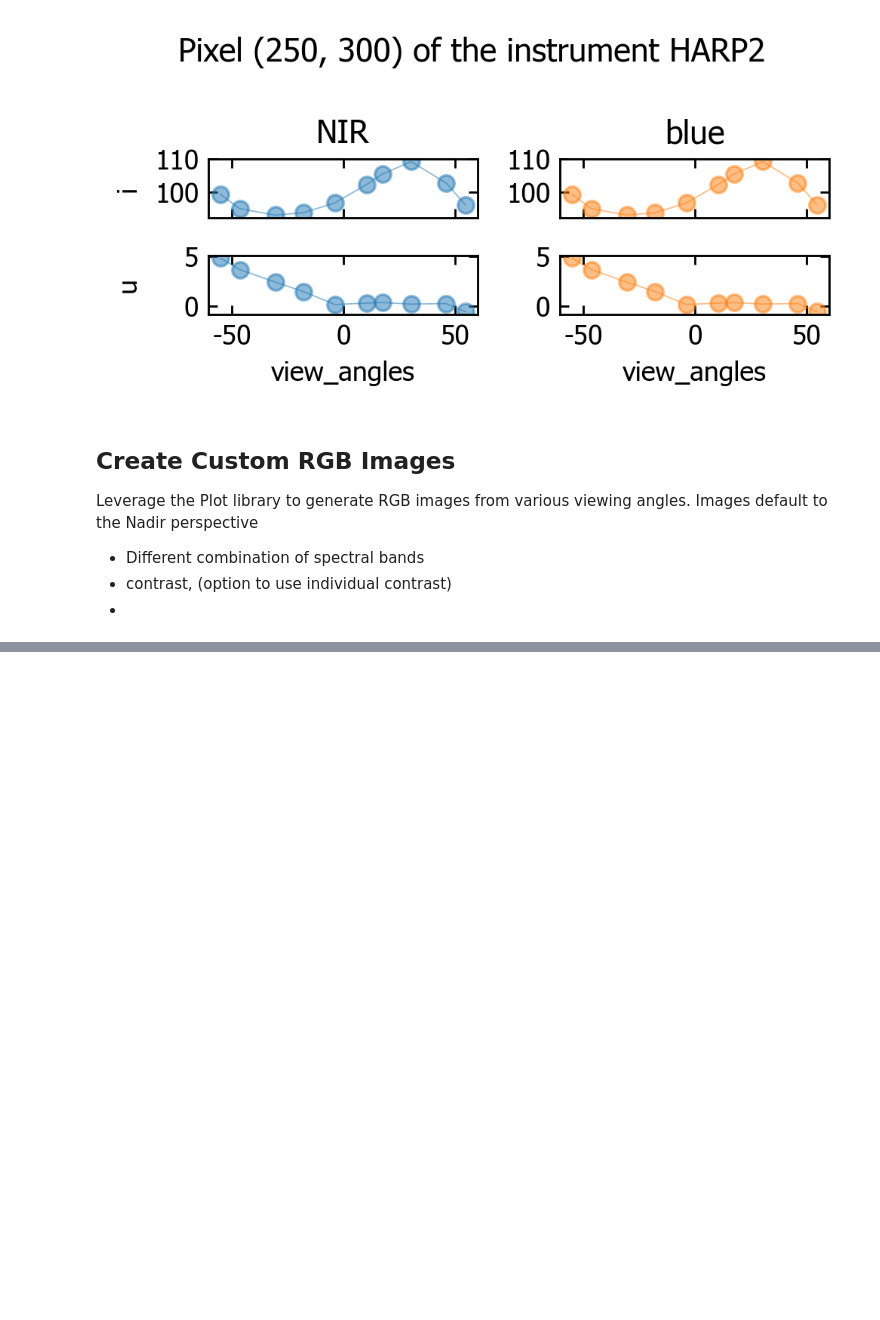
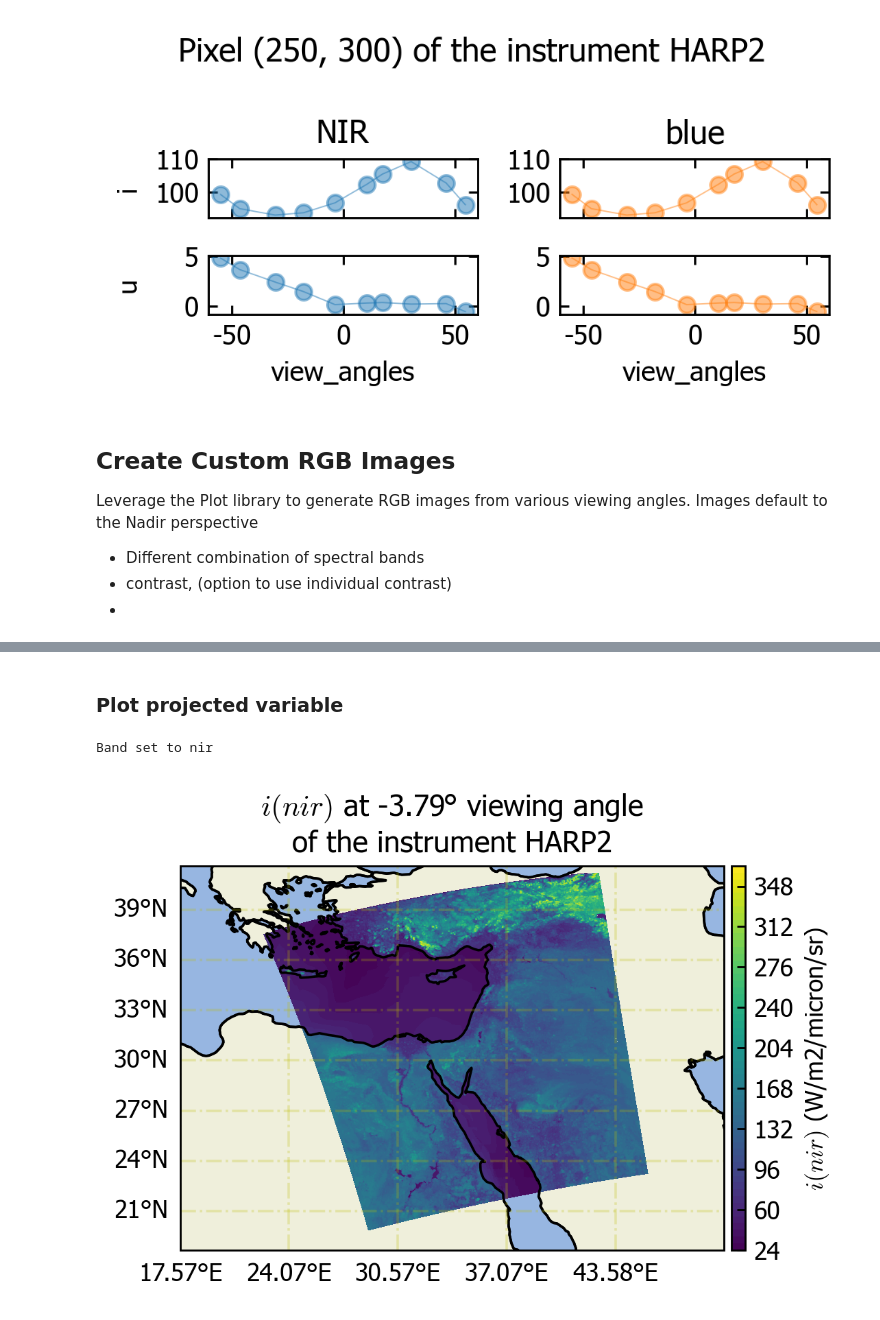
Before and after one commit to aninramesh/nasa-pace-data-reader, a Jupyter notebook: Examples/L1C-example.ipynb, the cells around one changed output, grey strips where cells are left out. Drawn from its saved outputs; the diff is of its cells as text; code cells hidden in the pictures; blank space fills up the shorter version.

Commit message:
v0.0.3.15
- Plotting capability has been improved

```diff
--- a/Examples/L1C-example.ipynb
+++ b/Examples/L1C-example.ipynb
@@ -136,19 +136,8 @@ Leverage the Plot library to generate RGB images from various viewing angles. Im
 - contrast, (option to use individual contrast)
 -
 # %%
-importlib.reload(plot)
-
 # plot RGB image
-# Load the plot class
-plt_ = plot.Plot(l1c_dict)
-
 plt_.plotRGB(scale=1)
-
-# plot RGB in default plate carree projection
-plt_.projectedRGB()
-
-# plot RGB in Orthographic projection
-plt_.projectedRGB(proj='Orthographic')
 # %% [output]
 Clipping input data to the valid range for imshow with RGB data ([0..1] for floats or [0..255] for integers).
 [figure]
@@ -156,0 +155,10 @@ Clipping input data to the valid range for imshow with RGB data ([0..1] for floa
+# %% [markdown]
+### Plot projected variable
+# %%
+# plot one variable in a specific projection at closest viewing angle to nadir
+band = 'nIR'
+plt_.setBand(band)
+plt_.projectVar('i',  dpi=300)
+# %% [output]
+Band set to nir
+[figure, added]
```
Also changed, not shown: parts of 5 cells of this notebook, 3 other files.
